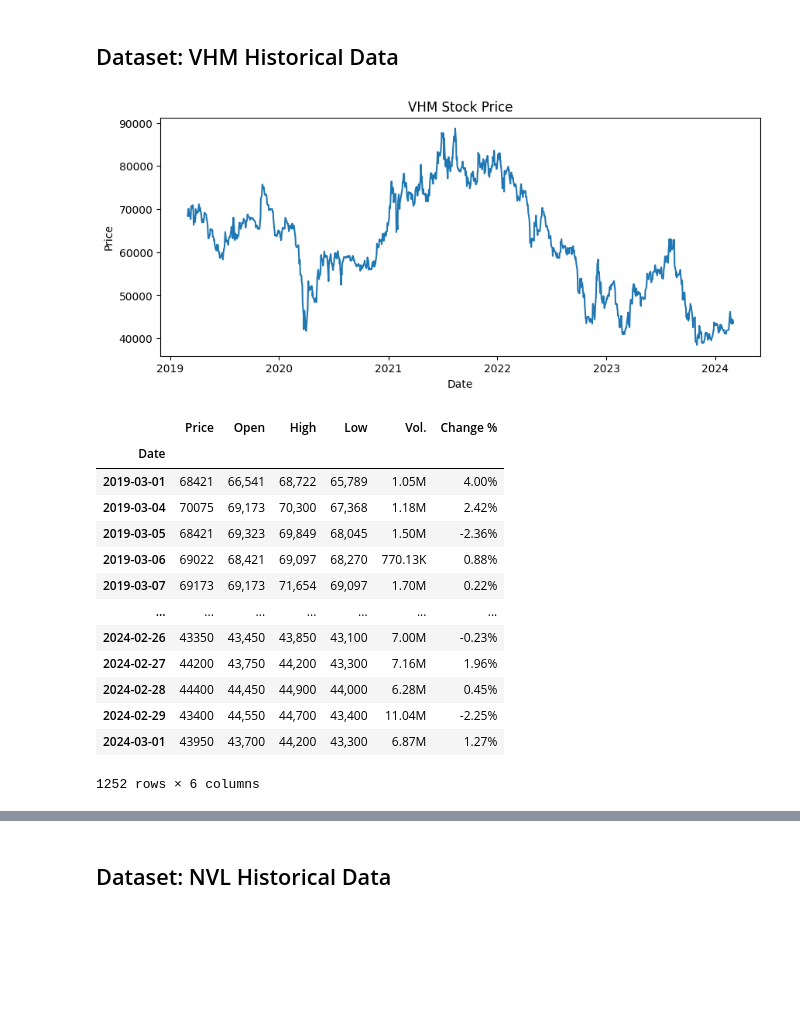
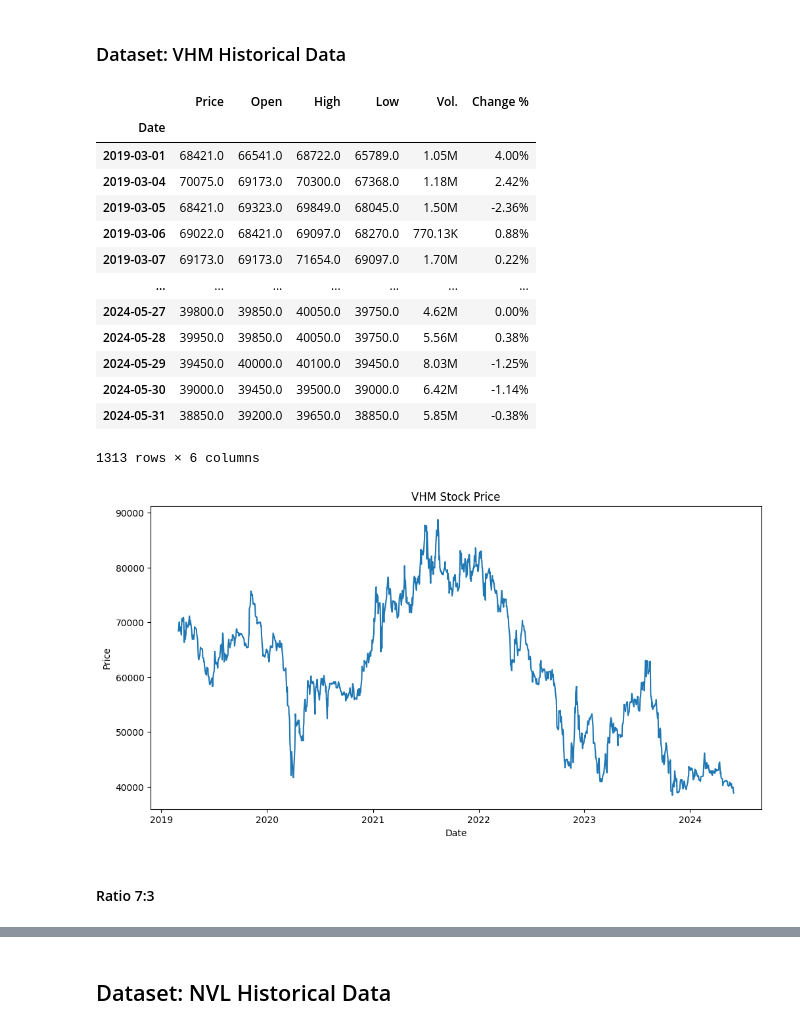
Before and after one commit to chanhlm/IS403_O22_HTCL_5, a Jupyter notebook: Models/ARIMA.ipynb, the cells around one changed output, grey strips where cells are left out. Cells and saved outputs as stored; diff of their text form; code cells hidden in the pictures; blank space fills up the shorter version.

```diff
--- a/Models/ARIMA.ipynb
+++ b/Models/ARIMA.ipynb
@@ -4,29 +4,44 @@ import matplotlib.pyplot as plt
 from pmdarima import auto_arima
 import numpy as np
 # %% [markdown]
-## Dataset: VHM Historical Data
+### Dataset: VHM Historical Data
+# %%
+data = pd.read_csv('../Datasets/1 - VHM Historical Data.csv')
+data = data.dropna()
+
+data['Date'] = pd.to_datetime(data['Date'], format='%m/%d/%Y')
+data = data.set_index('Date')
+data = data.sort_index()
+
+# Format column "Price", "Open", "High", "Low"
+for col in ['Price', 'Open', 'High', 'Low']:
+    data[col] = data[col].str.replace(',', '').astype(float)
+
+data
+# %% [output]
+|  | Price | Open | High | Low | Vol. | Change % |
+| Date |  |  |  |  |  |  |
+| 2019-03-01 | 68421.0 | 66541.0 | 68722.0 | 65789.0 | 1.05M | 4.00% |
+| 2019-03-04 | 70075.0 | 69173.0 | 70300.0 | 67368.0 | 1.18M | 2.42% |
+| 2019-03-05 | 68421.0 | 69323.0 | 69849.0 | 68045.0 | 1.50M | -2.36% |
+| 2019-03-06 | 69022.0 | 68421.0 | 69097.0 | 68270.0 | 770.13K | 0.88% |
+| 2019-03-07 | 69173.0 | 69173.0 | 71654.0 | 69097.0 | 1.70M | 0.22% |
+| ... | ... | ... | ... | ... | ... | ... |
+| 2024-05-27 | 39800.0 | 39850.0 | 40050.0 | 39750.0 | 4.62M | 0.00% |
+| 2024-05-28 | 39950.0 | 39850.0 | 40050.0 | 39750.0 | 5.56M | 0.38% |
+| 2024-05-29 | 39450.0 | 40000.0 | 40100.0 | 39450.0 | 8.03M | -1.25% |
+| 2024-05-30 | 39000.0 | 39450.0 | 39500.0 | 39000.0 | 6.42M | -1.14% |
+| 2024-05-31 | 38850.0 | 39200.0 | 39650.0 | 38850.0 | 5.85M | -0.38% |
+1313 rows × 6 columns
 # %%
-data = pd.read_csv('./Datasets/1 - VHM Historical Data.csv', parse_dates = ['Date'], index_col=['Date'])
-data = data.sort_index()
-plt.figure(figsize=(10, 4))
+# Visualize the data
+plt.figure(figsize=(12, 6))
 plt.plot(data['Price'])
 plt.title('VHM Stock Price')
 plt.xlabel('Date')
 plt.ylabel('Price')
 plt.show()
 # %% [output]
-[figure, old version]
+[figure, new version]
-|  | Price | Open | High | Low | Vol. | Change % |
-| Date |  |  |  |  |  |  |
-| 2019-03-01 | 68421 | 66,541 | 68,722 | 65,789 | 1.05M | 4.00% |
-| 2019-03-04 | 70075 | 69,173 | 70,300 | 67,368 | 1.18M | 2.42% |
-| 2019-03-05 | 68421 | 69,323 | 69,849 | 68,045 | 1.50M | -2.36% |
-| 2019-03-06 | 69022 | 68,421 | 69,097 | 68,270 | 770.13K | 0.88% |
-| 2019-03-07 | 69173 | 69,173 | 71,654 | 69,097 | 1.70M | 0.22% |
-| ... | ... | ... | ... | ... | ... | ... |
-| 2024-02-26 | 43350 | 43,450 | 43,850 | 43,100 | 7.00M | -0.23% |
-| 2024-02-27 | 44200 | 43,750 | 44,200 | 43,300 | 7.16M | 1.96% |
-| 2024-02-28 | 44400 | 44,450 | 44,900 | 44,000 | 6.28M | 0.45% |
-| 2024-02-29 | 43400 | 44,550 | 44,700 | 43,400 | 11.04M | -2.25% |
-| 2024-03-01 | 43950 | 43,700 | 44,200 | 43,300 | 6.87M | 1.27% |
-1252 rows × 6 columns
+# %% [markdown]
+#### Ratio 7:3
```
Also changed, not shown: parts of 48 cells of this notebook, 1 other file.
